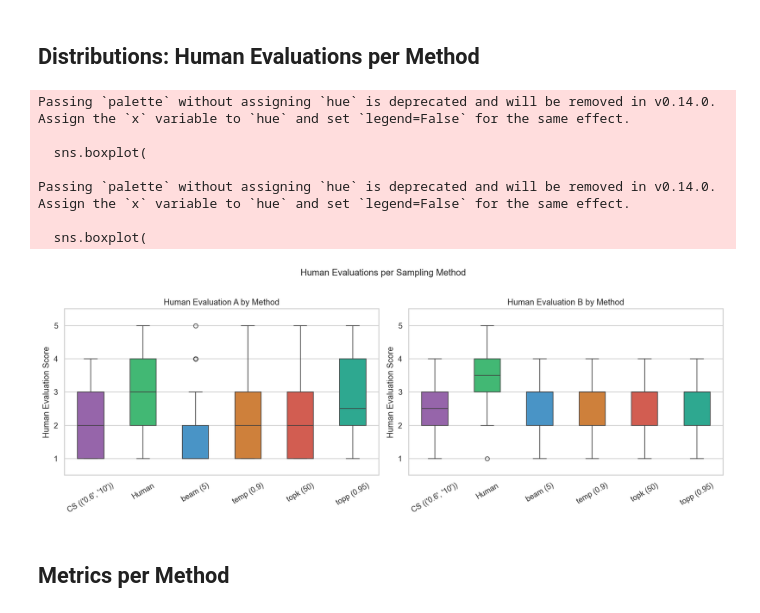
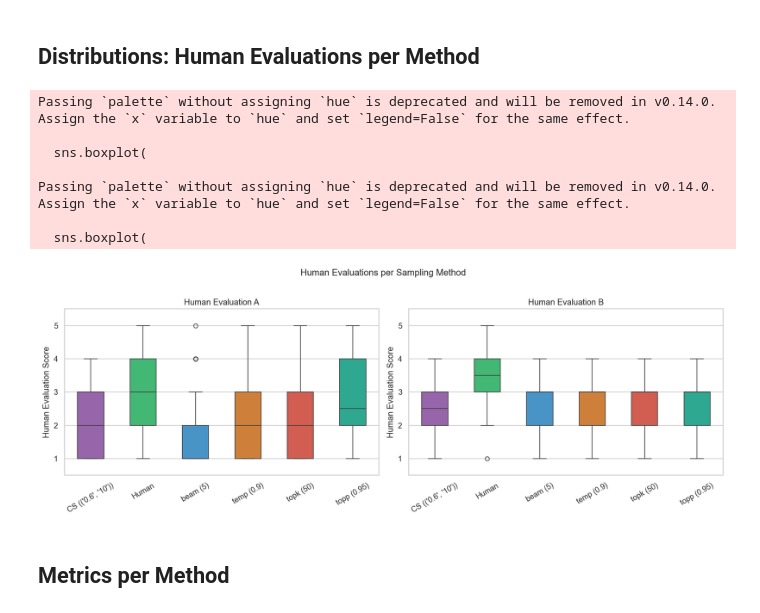
Before and after one commit to thwinner/llm-linguistic-diversity, a Jupyter notebook: data_description/descriptive_analysis_human_eval.ipynb, the cells around one changed output. Saved outputs shown, nothing was run; the diff lists cells and outputs as text; code cells hidden in the pictures.

```diff
--- a/descriptive_analysis_human_eval.ipynb
+++ b/data_description/descriptive_analysis_human_eval.ipynb
@@ -104,32 +105,32 @@ Per Method:
 # %%
 fig, axes = plt.subplots(1, 2, figsize=(14, 5))
 
 for ax, col in zip(axes, ['Human_Evaluation_A', 'Human_Evaluation_B']):
     sns.boxplot(
         data=df, x='Method', y=col,
         palette=METHOD_COLORS, order=sorted(df['Method'].unique()),
         ax=ax, width=0.5
     )
     ax.set_xlabel('')
     ax.set_ylim(0.5, 5.5)
     ax.set_yticks([1, 2, 3, 4, 5])
     ax.tick_params(axis='x', rotation=30)
-    ax.set_title(f'{col.replace("_", " ")} by Method', fontsize=12)
+    ax.set_title(f'{col.replace("_", " ")}', fontsize=12)
     ax.set_ylabel('Human Evaluation Score')
 
 plt.suptitle('Human Evaluations per Sampling Method', fontsize=13, y=1.02)
 plt.tight_layout()
 plt.savefig('figures/data_description/human_eval_per_method.png', bbox_inches='tight')
 plt.show()
 # %% [output]
 Passing `palette` without assigning `hue` is deprecated and will be removed in v0.14.0. Assign the `x` variable to `hue` and set `legend=False` for the same effect.
 
   sns.boxplot(
 
 Passing `palette` without assigning `hue` is deprecated and will be removed in v0.14.0. Assign the `x` variable to `hue` and set `legend=False` for the same effect.
 
   sns.boxplot(
-[figure, old version]
+[figure, new version]
 # %% [markdown]
 ## Metrics per Method
 # %%
```
Also changed, not shown: parts of 3 cells of this notebook, 15 other files.
